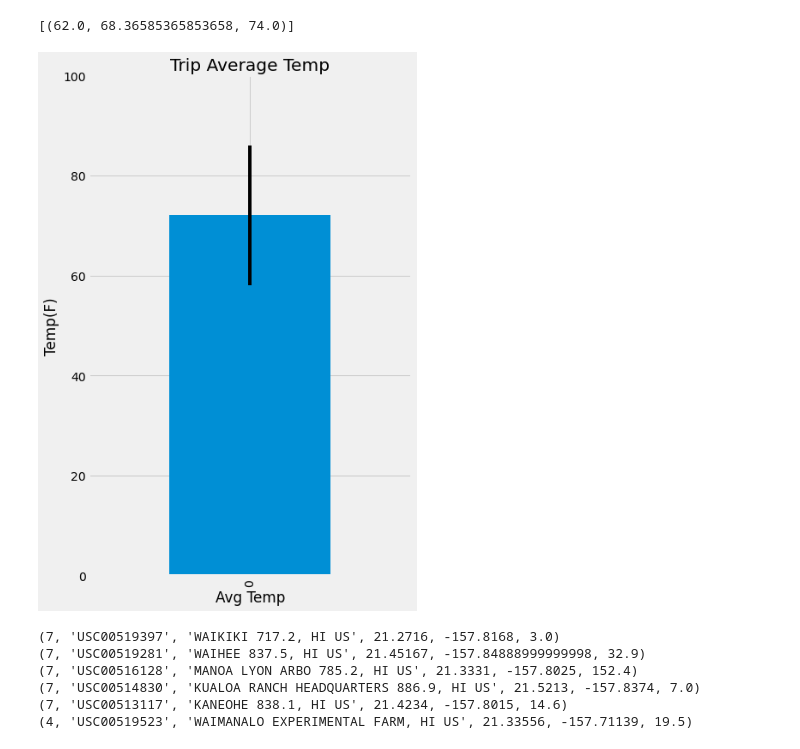
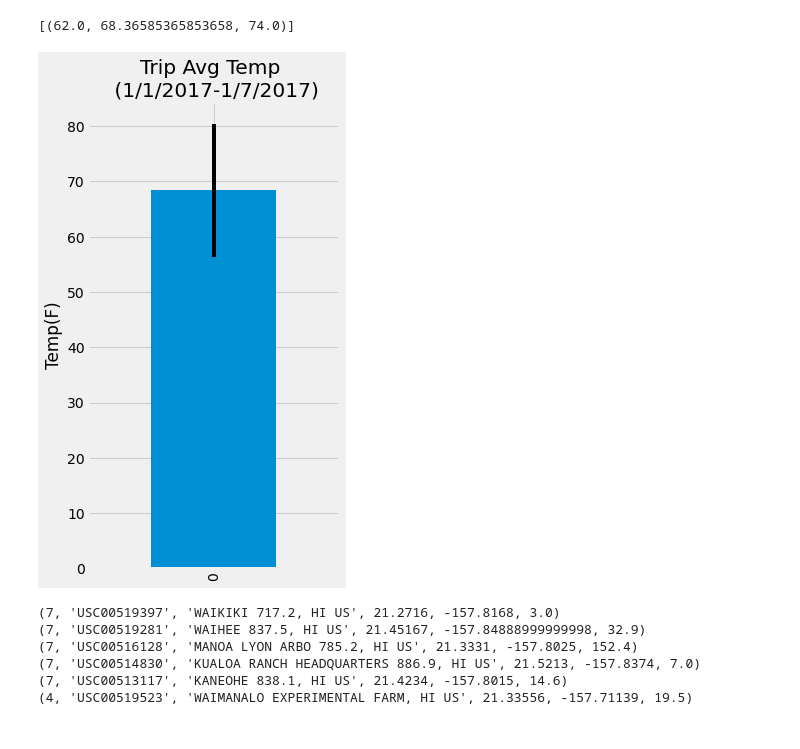
Before and after one commit to diazdez/sqlalchemy-challenge, a Jupyter notebook: climate_starter.ipynb, the cells around one changed output. Cells and saved outputs as stored; diff of their text form; code cells hidden in the pictures.

```diff
--- a/climate_starter.ipynb
+++ b/climate_starter.ipynb
@@ -338,22 +338,21 @@ print(calc_temps('2017-01-01', '2017-01-07'))
 # %%
 # Plot the results from your previous query as a bar chart.
 # Use "Trip Avg Temp" as your Title
 # Use the average temperature for the y value
 # Use the peak-to-peak (tmax-tmin) value as the y error bar (yerr)
 
 # dataframe
-df = pd.DataFrame(temps, columns=["TMIN", "TAVG", "TMAX"])
+df = pd.DataFrame(calc_temps('2017-01-01', '2017-01-07'), columns=["TMIN", "TAVG", "TMAX"])
 
 # plot
-plt.figure(figsize=(6,10))
+plt.figure(figsize=(4,8))
 ax=df["TAVG"].plot.bar(yerr=(df["TMAX"]-df["TMIN"]))
-plt.title("Trip Average Temp")
+plt.title("Trip Avg Temp \n (1/1/2017-1/7/2017)")
 plt.ylabel("Temp(F)")
-plt.ylim(0,100);
-plt.xlabel("Avg Temp")
+
 plt.show()
 # %% [output]
-[figure, old version]
+[figure, new version]
 # %%
 # Calculate the total amount of rainfall per weather station for your trip dates using the previous year's matching dates.
 # Sort this in descending order by precipitation amount and list the station, name, latitude, longitude, and elevation
```
Also changed, not shown: 2 other files.
